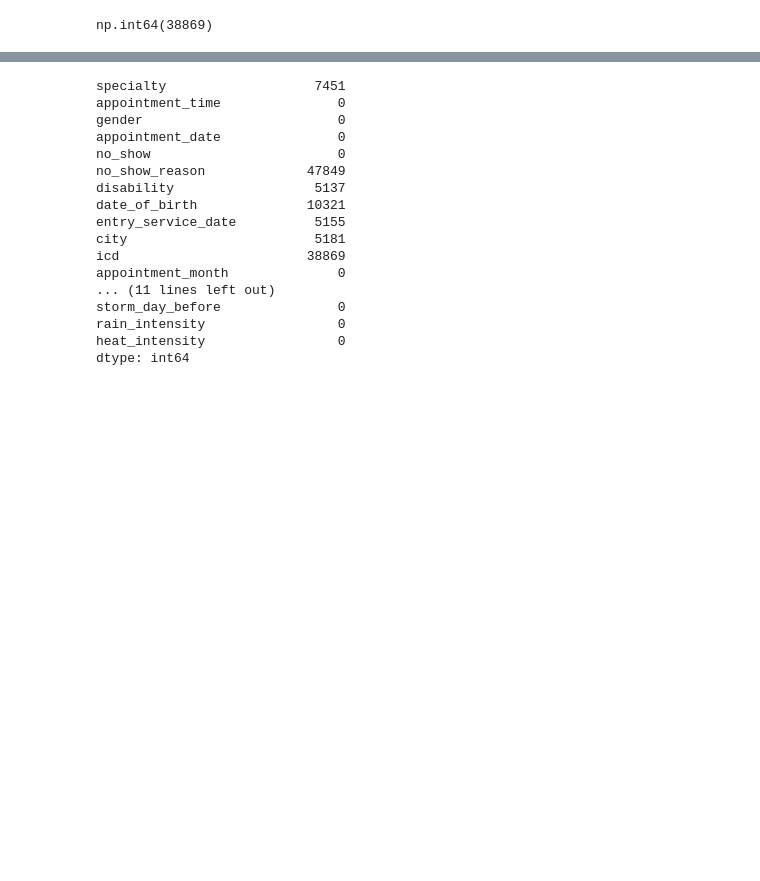
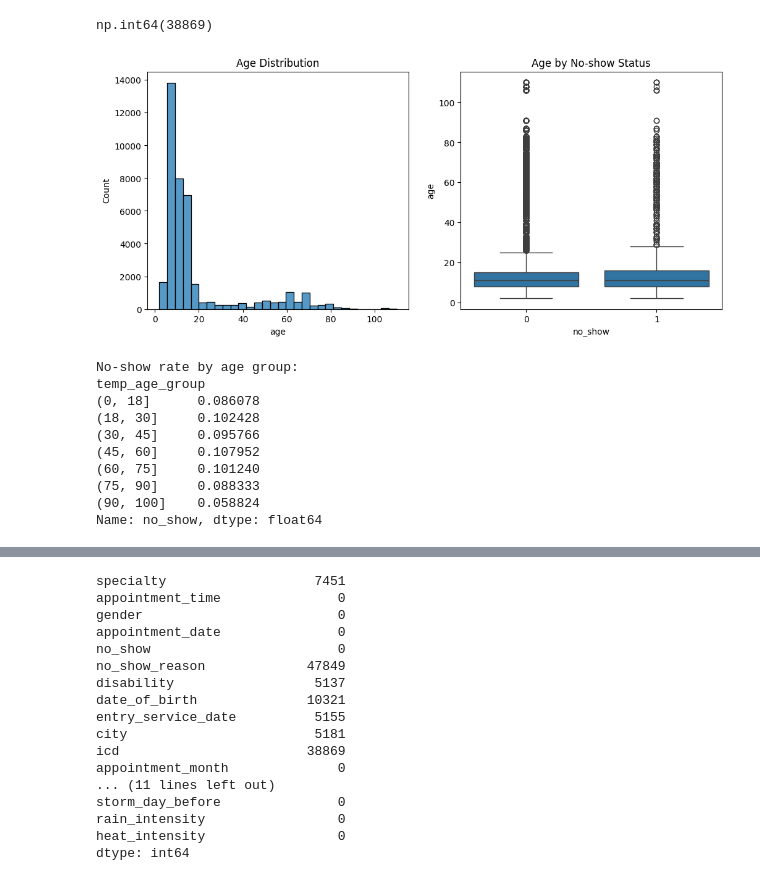
Before and after one commit to ianwu0915/No-show-ML-E2E_Project, a Jupyter notebook: notebooks/01_eda.ipynb, the cells around one changed output, grey strips where cells are left out. Cells and saved outputs as stored; diff of their text form; code cells hidden in the pictures; blank space fills up the shorter version.

```diff
--- a/notebooks/01_eda.ipynb
+++ b/notebooks/01_eda.ipynb
@@ -224,3 +224,36 @@ plt.show()
 df.icd.isnull().sum()
 # %% [output]
 np.int64(38869)
+# %%
+df.age.describe()
+plt.figure(figsize=(12, 5))
+
+# 年齡直方圖
+plt.subplot(1, 2, 1)
+sns.histplot(data=df, x='age', bins=30)
+plt.title('Age Distribution')
+
+# 年齡箱型圖（按no-show分組）
+plt.subplot(1, 2, 2)
+sns.boxplot(x='no_show', y='age', data=df)
+plt.title('Age by No-show Status')
+plt.show()
+
+# 3. 看不同年齡段的no-show率
+temp_bins = [0, 18, 30, 45, 60, 75, 90, 100]
+df['temp_age_group'] = pd.cut(df['age'], bins=temp_bins)
+no_show_by_age = df.groupby('temp_age_group')['no_show'].mean()
+print("\nNo-show rate by age group:")
+print(no_show_by_age)
+# %% [output]
+[figure, added]
+No-show rate by age group:
+temp_age_group
+(0, 18]      0.086078
+(18, 30]     0.102428
+(30, 45]     0.095766
+(45, 60]     0.107952
+(60, 75]     0.101240
+(75, 90]     0.088333
+(90, 100]    0.058824
+Name: no_show, dtype: float64
```
Also changed, not shown: parts of 1 cell of this notebook, 4 other files.
